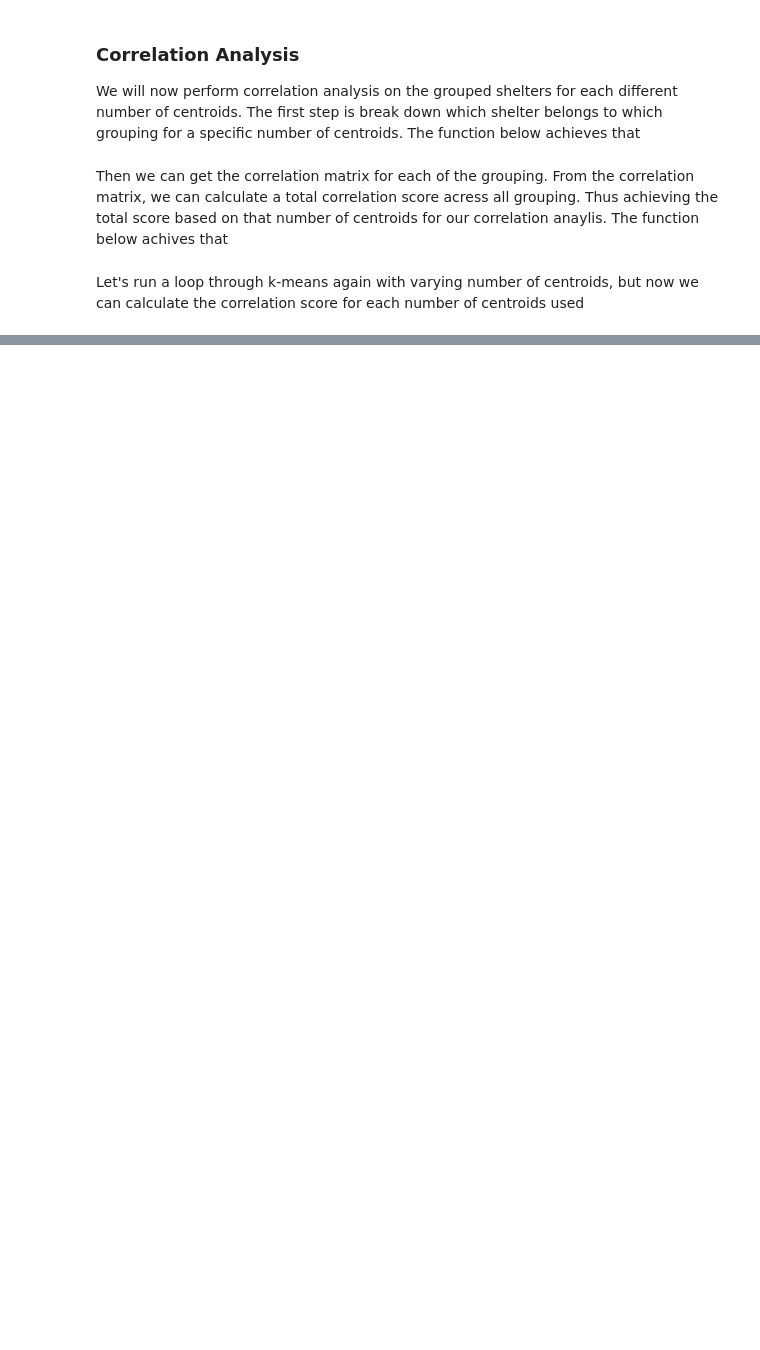
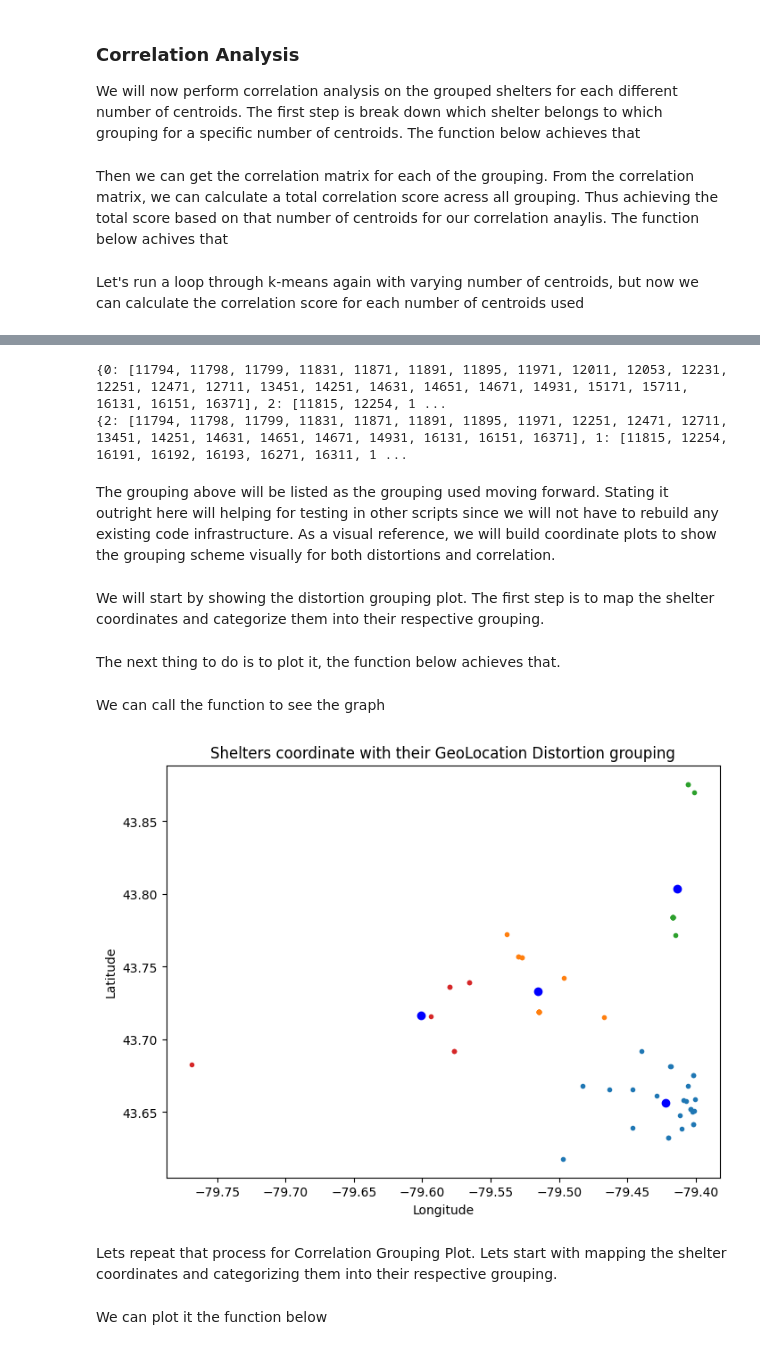
Before and after one commit to Tomasdfgh/RBCs_Borealis_AIs_Shelter_Occupancy_Forecast, a Jupyter notebook: LSTM/[3] Location_Grouping_Multivariate_LSTM.ipynb, the cells around one changed output, grey strips where cells are left out. Drawn from its saved outputs; the diff is of its cells as text; code cells hidden in the pictures; blank space fills up the shorter version.

```diff
--- a/LSTM/[3] Location_Grouping_Multivariate_LSTM.ipynb
+++ b/LSTM/[3] Location_Grouping_Multivariate_LSTM.ipynb
@@ -531,0 +552,46 @@ plot_correlation_and_distortions(correlation_point, x_axis, y_axis)
+# %%
+print(shel_indexing(shel_grouping(cens_index_dist_map[4])))
+print(shel_indexing(shel_grouping(cens_index_corr_map[8])))
+# %% [output]
+{0: [11794, 11798, 11799, 11831, 11871, 11891, 11895, 11971, 12011, 12053, 12231, 12251, 12471, 12711, 13451, 14251, 14631, 14651, 14671, 14931, 15171, 15711, 16131, 16151, 16371], 2: [11815, 12254, 1 ...
+{2: [11794, 11798, 11799, 11831, 11871, 11891, 11895, 11971, 12251, 12471, 12711, 13451, 14251, 14631, 14651, 14671, 14931, 16131, 16151, 16371], 1: [11815, 12254, 16191, 16192, 16193, 16271, 16311, 1 ...
+# %% [markdown]
+The grouping above will be listed as the grouping used moving forward. Stating it outright here will helping for testing in other scripts since we will not have to rebuild any existing code infrastructure. As a visual reference, we will build coordinate plots to show the grouping scheme visually for both distortions and correlation.
+# %% [markdown]
+We will start by showing the distortion grouping plot. The first step is to map the shelter coordinates and categorize them into their respective grouping.
+# %%
+dist_shel_mapper = shel_indexing(shel_grouping(cens_index_dist_map[4]))
+dist_grouping_plot = {}
+for i in dist_shel_mapper:
+  for z in dist_shel_mapper[i]:
+    try:
+      dist_grouping_plot[i]['x'].append(shel_location[z][0])
+      dist_grouping_plot[i]['y'].append(shel_location[z][1])
+    except:
+      dist_grouping_plot[i] = {'x':[shel_location[z][0]], 'y':[shel_location[z][1]]}
+
+cens_x, cens_y = [], []
+for i in cens_coord_dist_map[4]:
+  cens_x.append(i[0])
+  cens_y.append(i[1])
+# %% [markdown]
+The next thing to do is to plot it, the function below achieves that.
+# %%
+def plot_dist_grouping(dist_grouping_plot, cens_x, cens_y):
+  plt.figure(figsize=(8, 6))
+
+  for i in dist_grouping_plot:
+    plt.plot(dist_grouping_plot[i]['y'], dist_grouping_plot[i]['x'], '.')
+  plt.plot(cens_y, cens_x, 'o', color='blue')
+  plt.title('Shelters coordinate with their GeoLocation Distortion grouping')
+  plt.xlabel('Longitude')
+  plt.ylabel('Latitude')
+  plt.show()
+# %% [markdown]
+We can call the function to see the graph
+# %%
+plot_dist_grouping(dist_grouping_plot, cens_x, cens_y)
+# %% [output]
+[figure, added]
+# %% [markdown]
+Lets repeat that process for Correlation Grouping Plot. Lets start with mapping the shelter coordinates and categorizing them into their respective grouping.
@@ -531,0 +613,2 @@ plot_correlation_and_distortions(correlation_point, x_axis, y_axis)
+# %% [markdown]
+We can plot it the function below
```
Also changed, not shown: parts of 23 cells of this notebook.
